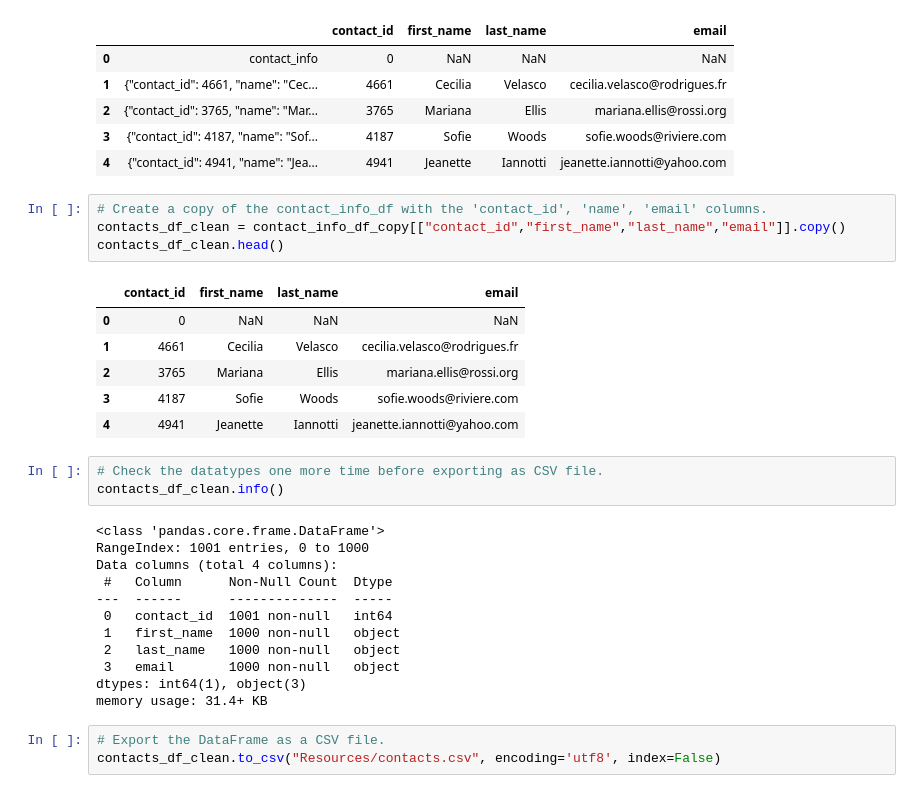
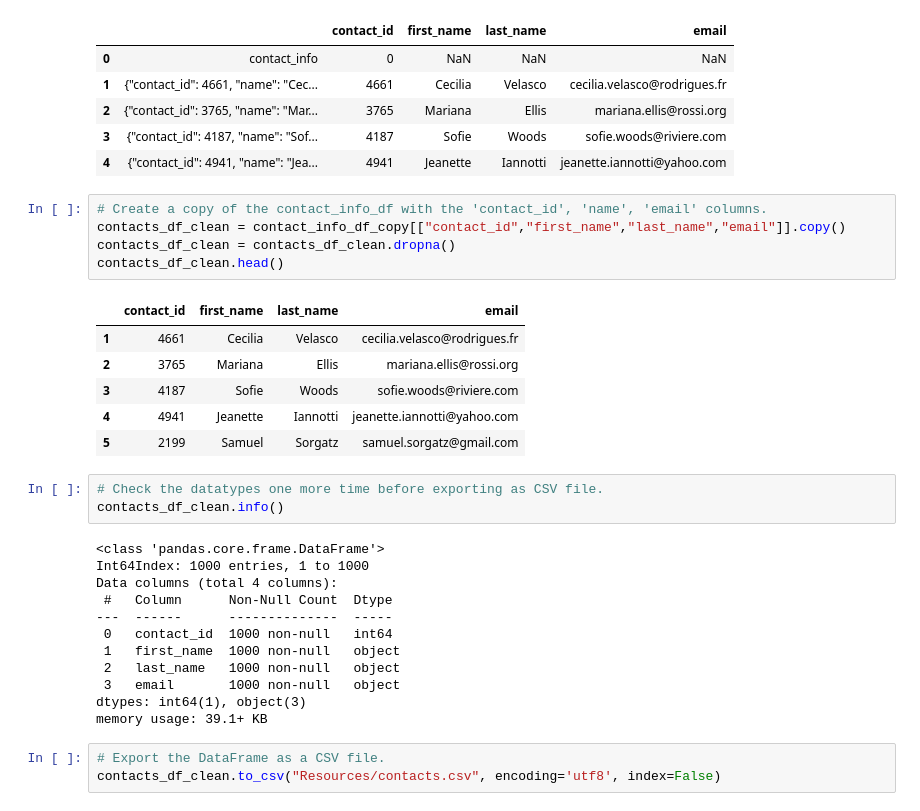
Before and after one commit to CRFitzgerald/Crowdfunding_ETL, a Jupyter notebook: ETL_Mini_Project_Starter_Code_CFitzgerald.ipynb, the cells around one changed output. Cells and saved outputs as stored; diff of their text form.

```diff
--- a/ETL_Mini_Project_Starter_Code_CFitzgerald.ipynb
+++ b/ETL_Mini_Project_Starter_Code_CFitzgerald.ipynb
@@ -389,29 +389,30 @@ contact_info_df_copy.head()
 # %%
 # Create a copy of the contact_info_df with the 'contact_id', 'name', 'email' columns.
 contacts_df_clean = contact_info_df_copy[["contact_id","first_name","last_name","email"]].copy()
+contacts_df_clean = contacts_df_clean.dropna()
 contacts_df_clean.head()
 # %% [output]
 |  | contact_id | first_name | last_name | email |
-| 0 | 0 | NaN | NaN | NaN |
 | 1 | 4661 | Cecilia | Velasco | cecilia.velasco@rodrigues.fr |
 | 2 | 3765 | Mariana | Ellis | mariana.ellis@rossi.org |
 | 3 | 4187 | Sofie | Woods | sofie.woods@riviere.com |
 | 4 | 4941 | Jeanette | Iannotti | jeanette.iannotti@yahoo.com |
+| 5 | 2199 | Samuel | Sorgatz | samuel.sorgatz@gmail.com |
 # %%
 # Check the datatypes one more time before exporting as CSV file.
 contacts_df_clean.info()
 # %% [output]
 <class 'pandas.core.frame.DataFrame'>
-RangeIndex: 1001 entries, 0 to 1000
+Int64Index: 1000 entries, 1 to 1000
 Data columns (total 4 columns):
  #   Column      Non-Null Count  Dtype
 ---  ------      --------------  -----
- 0   contact_id  1001 non-null   int64
+ 0   contact_id  1000 non-null   int64
  1   first_name  1000 non-null   object
  2   last_name   1000 non-null   object
  3   email       1000 non-null   object
 dtypes: int64(1), object(3)
-memory usage: 31.4+ KB
+memory usage: 39.1+ KB
 # %%
 # Export the DataFrame as a CSV file.
 contacts_df_clean.to_csv("Resources/contacts.csv", encoding='utf8', index=False)
```
Also changed, not shown: 5 other files.
